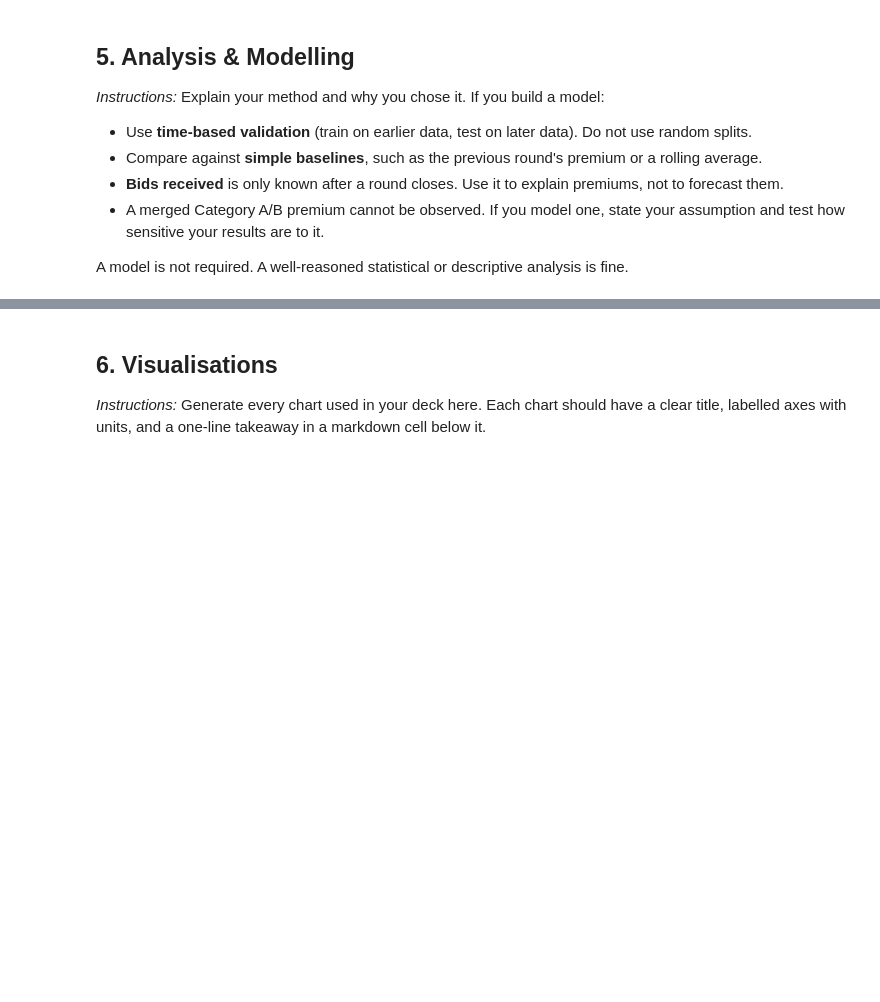
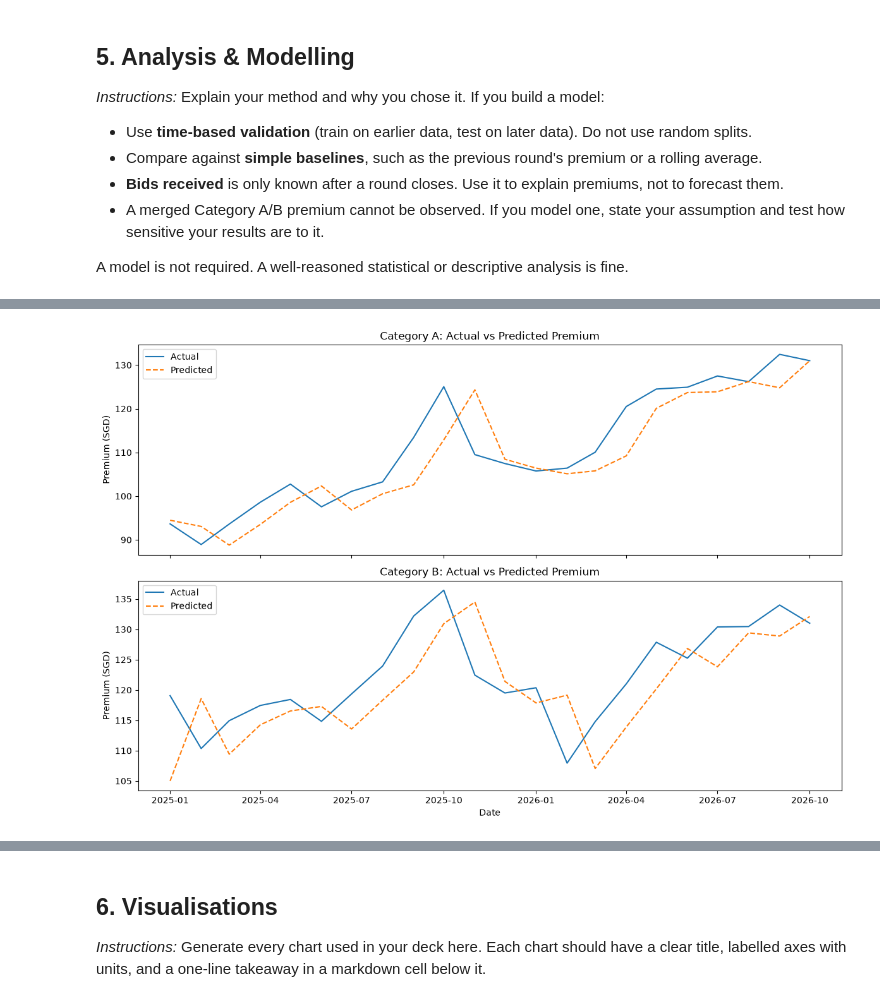
Before and after one commit to XiongZirui/mixue, a Jupyter notebook: main.ipynb, the cells around one changed output, grey strips where cells are left out. Saved outputs shown, nothing was run; the diff lists cells and outputs as text; code cells hidden in the pictures; blank space fills up the shorter version.

```diff
--- a/main.ipynb
+++ b/main.ipynb
@@ -684,0 +820,22 @@ A model is not required. A well-reasoned statistical or descriptive analysis is
+# %%
+fig, axes = plt.subplots(2, 1, figsize=(12, 8), sharex=True)
+
+# Category A
+axes[0].plot(val_A.index, val_A["premium"], label="Actual")
+axes[0].plot(val_A.index, pred_A, label="Predicted", linestyle="--")
+axes[0].set_title("Category A: Actual vs Predicted Premium")
+axes[0].set_ylabel("Premium (SGD)")
+axes[0].legend()
+
+# Category B
+axes[1].plot(val_B.index, val_B["premium"], label="Actual")
+axes[1].plot(val_B.index, pred_B, label="Predicted", linestyle="--")
+axes[1].set_title("Category B: Actual vs Predicted Premium")
+axes[1].set_ylabel("Premium (SGD)")
+axes[1].set_xlabel("Date")
+axes[1].legend()
+
+plt.tight_layout()
+plt.show()
+# %% [output]
+[figure, added]
```
Also changed, not shown: parts of 7 cells of this notebook, 2 other files.
